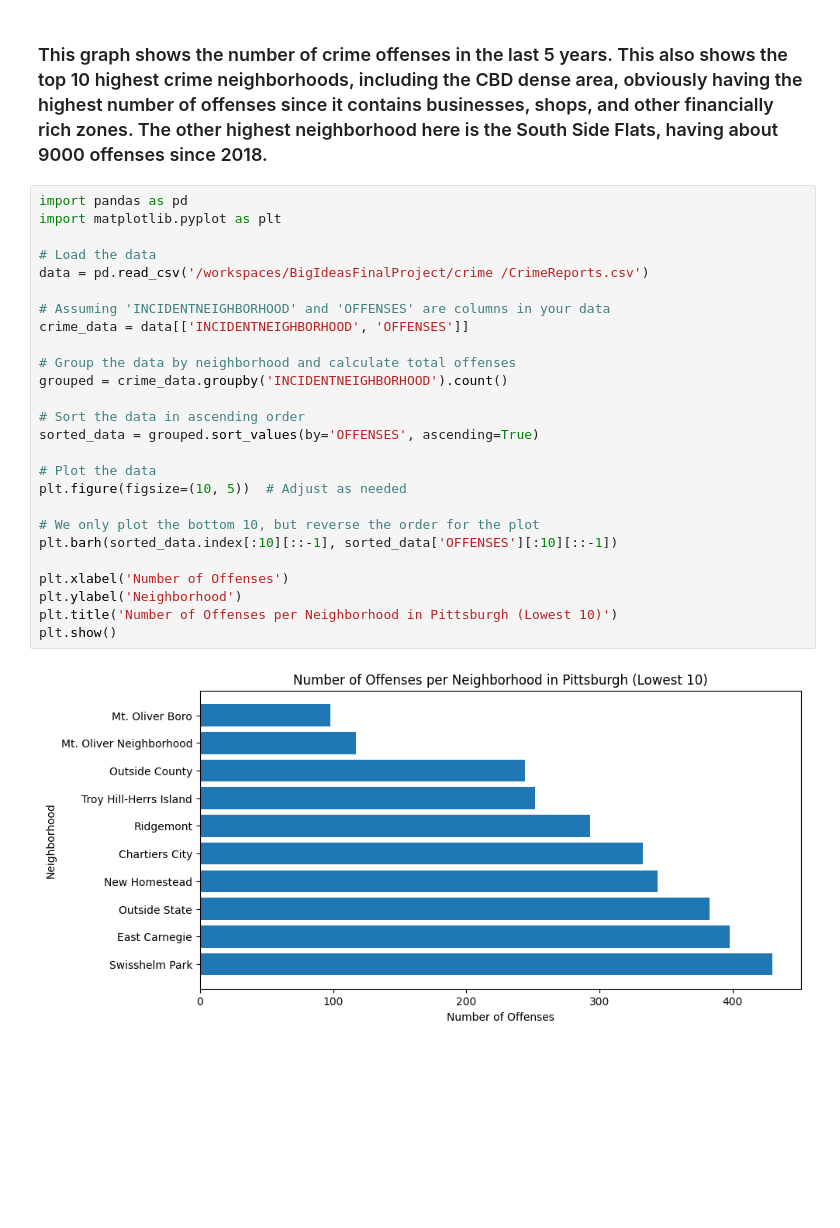
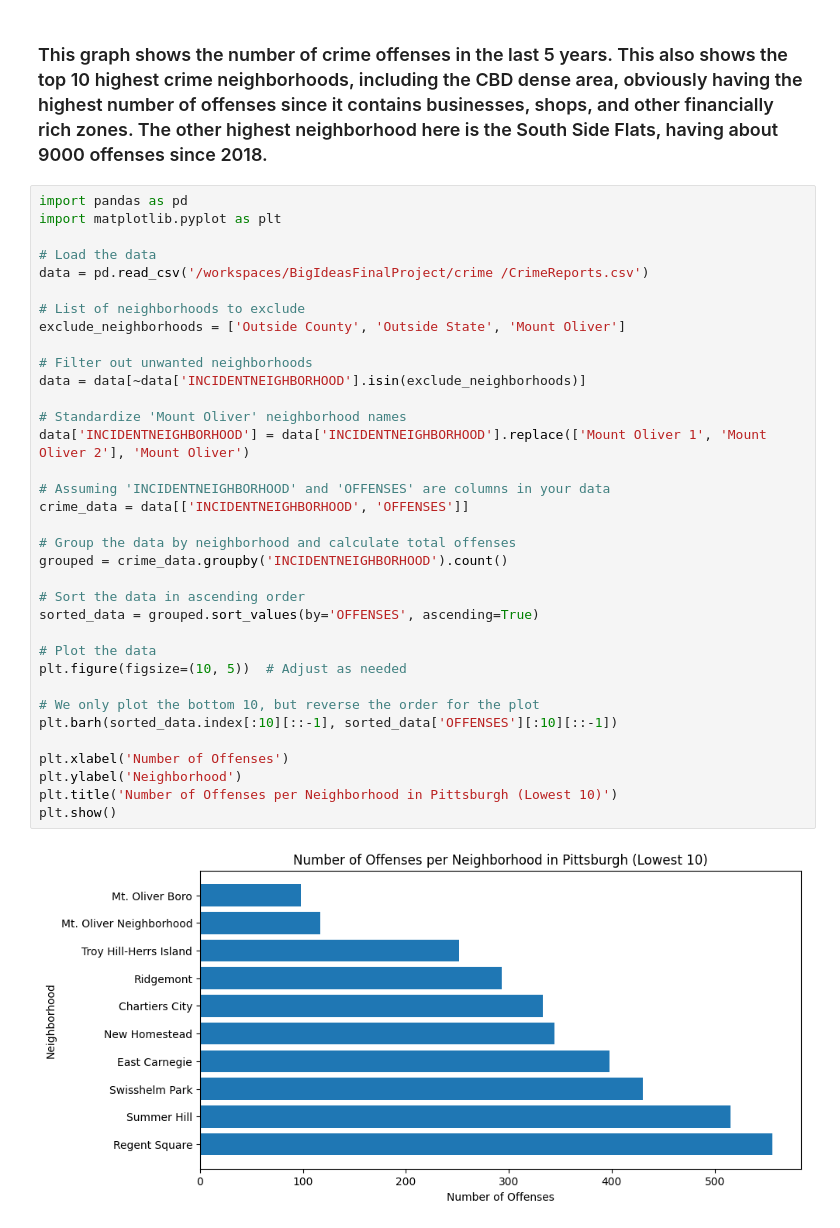
Before and after one commit to SalemZenati/BigIdeasFinalProject, a Jupyter notebook: crime /Crime_Metric.ipynb, the cells around one changed output. Saved outputs shown, nothing was run; the diff lists cells and outputs as text; blank space fills up the shorter version.

Commit message:
added new graph info for lowest crime neighborhoods

```diff
--- a/crime /Crime_Metric.ipynb
+++ b/crime /Crime_Metric.ipynb
@@ -67,31 +67,40 @@ plt.show()
 # %%
 import pandas as pd
 import matplotlib.pyplot as plt
 
 # Load the data
 data = pd.read_csv('/workspaces/BigIdeasFinalProject/crime /CrimeReports.csv')
+
+# List of neighborhoods to exclude
+exclude_neighborhoods = ['Outside County', 'Outside State', 'Mount Oliver']
+
+# Filter out unwanted neighborhoods
+data = data[~data['INCIDENTNEIGHBORHOOD'].isin(exclude_neighborhoods)]
+
+# Standardize 'Mount Oliver' neighborhood names
+data['INCIDENTNEIGHBORHOOD'] = data['INCIDENTNEIGHBORHOOD'].replace(['Mount Oliver 1', 'Mount Oliver 2'], 'Mount Oliver')
 
 # Assuming 'INCIDENTNEIGHBORHOOD' and 'OFFENSES' are columns in your data
 crime_data = data[['INCIDENTNEIGHBORHOOD', 'OFFENSES']]
 
 # Group the data by neighborhood and calculate total offenses
 grouped = crime_data.groupby('INCIDENTNEIGHBORHOOD').count()
 
 # Sort the data in ascending order
 sorted_data = grouped.sort_values(by='OFFENSES', ascending=True)
 
 # Plot the data
 plt.figure(figsize=(10, 5))  # Adjust as needed
 
 # We only plot the bottom 10, but reverse the order for the plot
 plt.barh(sorted_data.index[:10][::-1], sorted_data['OFFENSES'][:10][::-1])
 
 plt.xlabel('Number of Offenses')
 plt.ylabel('Neighborhood')
 plt.title('Number of Offenses per Neighborhood in Pittsburgh (Lowest 10)')
 plt.show()
 # %% [output]
-[figure, old version]
+[figure, new version]
 # %% [markdown]
 ### These 10 neighborhoods contain the lowest amount of offenses since 2016, with Mt. Oliver having the lowest with only about 100 offenses since 2016. Swissheim Park lands the top of this list with a little over 400 offenses.
     Here is Mt. Oliver below:
```
